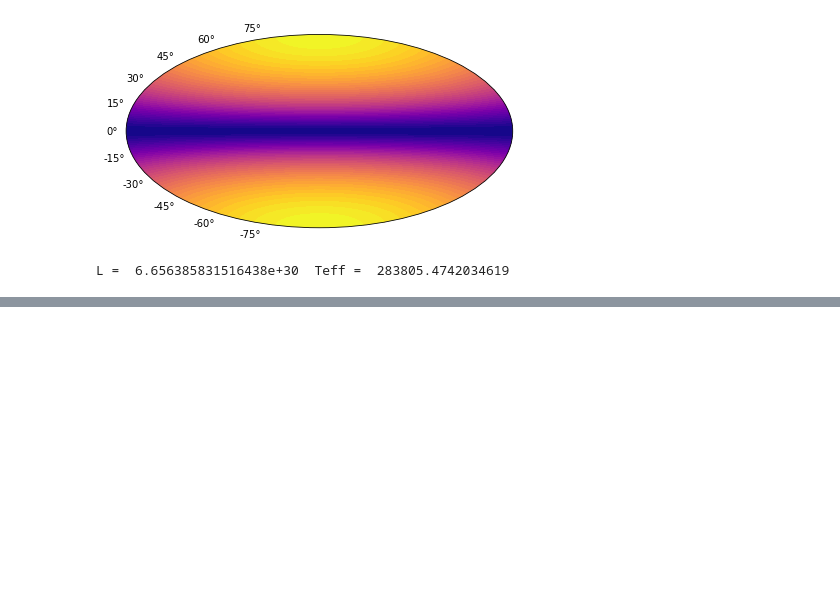
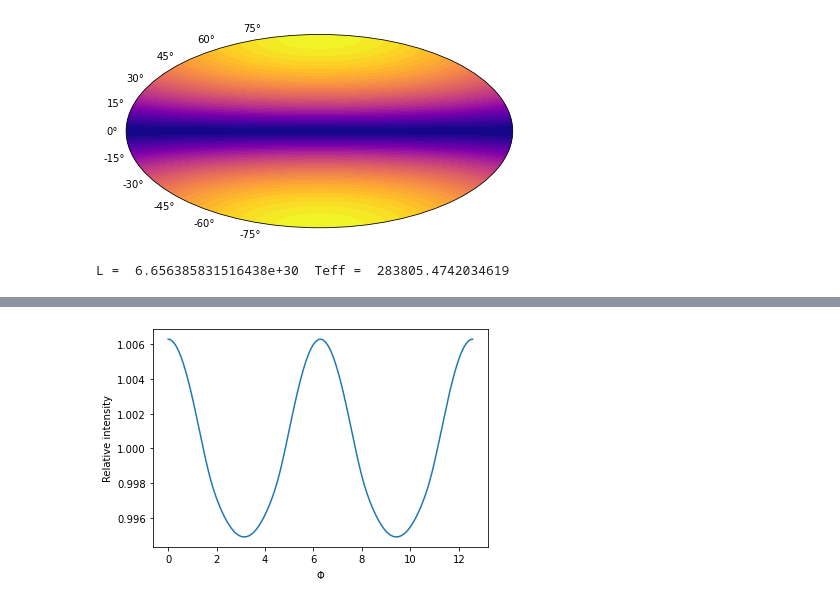
Before and after one commit to ignotur/magpies, a Jupyter notebook: examples/Simple_example.ipynb, the cells around one changed output, grey strips where cells are left out. Drawn from its saved outputs; the diff is of its cells as text; code cells hidden in the pictures; blank space fills up the shorter version.

Commit message:
lightcurve function is updated

```diff
--- a/examples/Simple_example.ipynb
+++ b/examples/Simple_example.ipynb
@@ -52,10 +60,12 @@ plt.savefig ('visib.png')
 # %%
 phases = np.linspace (0, 4*pi, 400)
-intens = lightcurve (theta, phi, Ts, Rns, Mns, phases, 0, pi/4)
+intens = lightcurve (Tm, Rns, Mns, phases, 0, pi/4)
 
 intens_rel = np.asarray(intens) / np.mean(intens)
 
 plt.plot (phases, intens_rel)
 plt.xlabel(r'$\Phi$')
 plt.ylabel('Relative intensity')
 plt.savefig('lightcurve.png')
+# %% [output]
+[figure, added]
```
Also changed, not shown: parts of 3 cells of this notebook, 10 other files.
